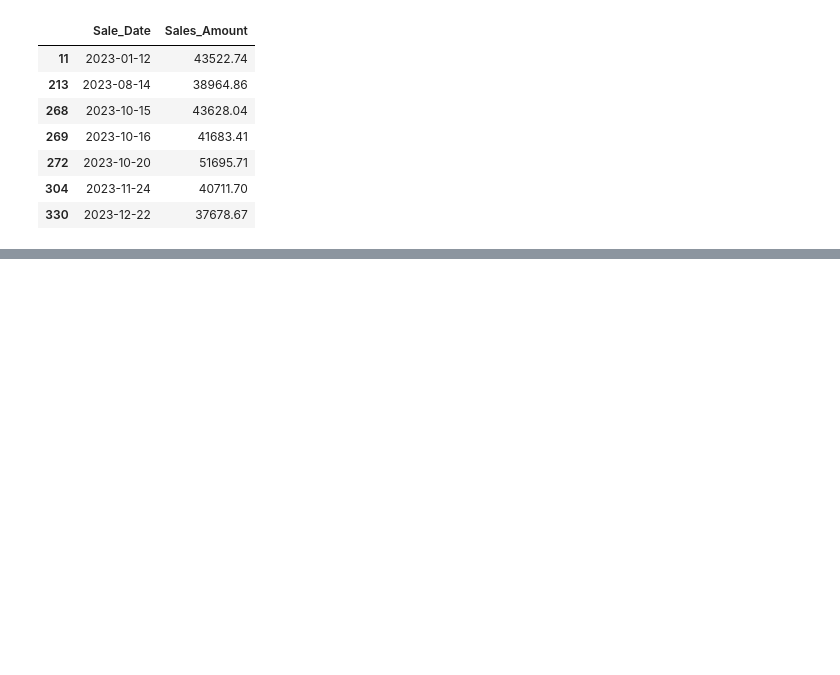
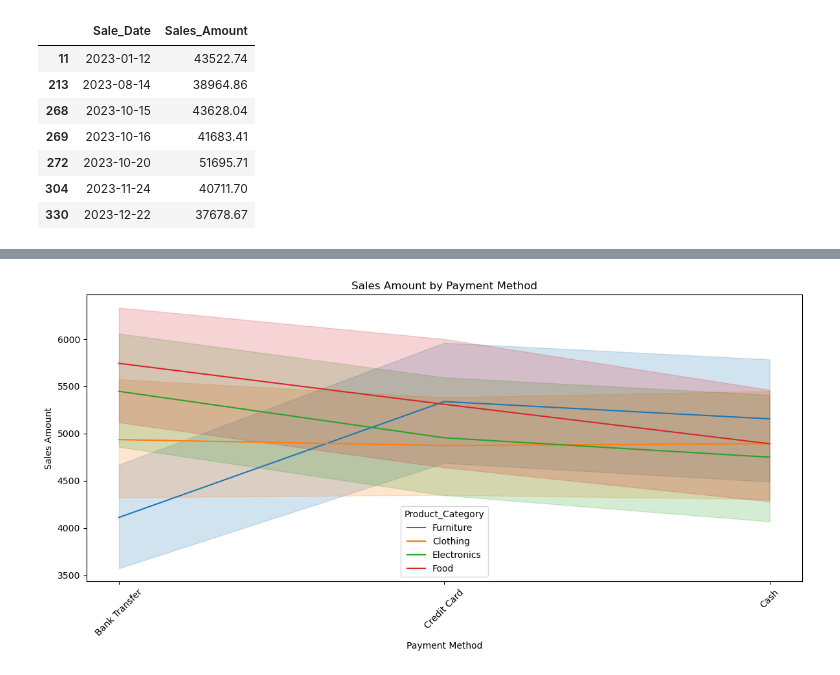
Before and after one commit to ashishjadhav123/Math-and-Statistics-DS, a Jupyter notebook: Measures of Central Tendency and Dispersion/3.4 Shoes sales Analysis/kaggle_sales_data.ipynb, the cells around one changed output, grey strips where cells are left out. Saved outputs shown, nothing was run; the diff lists cells and outputs as text; code cells hidden in the pictures; blank space fills up the shorter version.

```diff
--- a/Measures of Central Tendency and Dispersion/3.4 Shoes sales Analysis/kaggle_sales_data.ipynb
+++ b/Measures of Central Tendency and Dispersion/3.4 Shoes sales Analysis/kaggle_sales_data.ipynb
@@ -174,0 +232,11 @@ outliers
+# %%
+plt.figure(figsize=(12, 6))
+sns.lineplot(data=df_sales, x='Payment_Method', y='Sales_Amount', hue='Product_Category')
+plt.title('Sales Amount by Payment Method')
+plt.xlabel('Payment Method')
+plt.ylabel('Sales Amount')
+plt.xticks(rotation=45)
+plt.tight_layout()
+plt.show()
+# %% [output]
+[figure, added]
```
Also changed, not shown: parts of 6 cells of this notebook.
